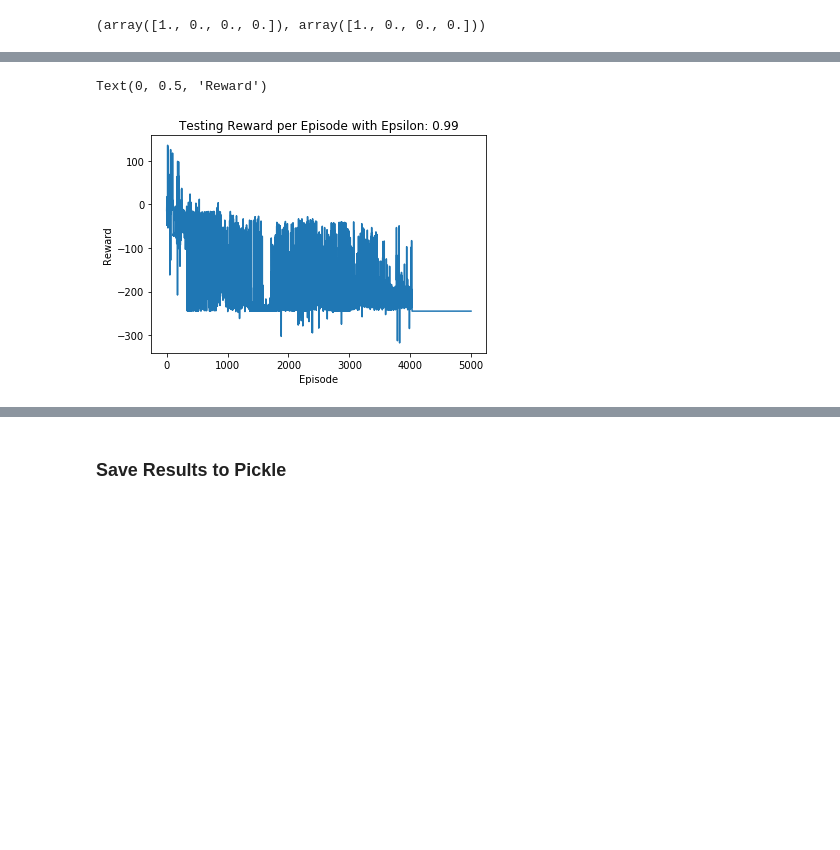
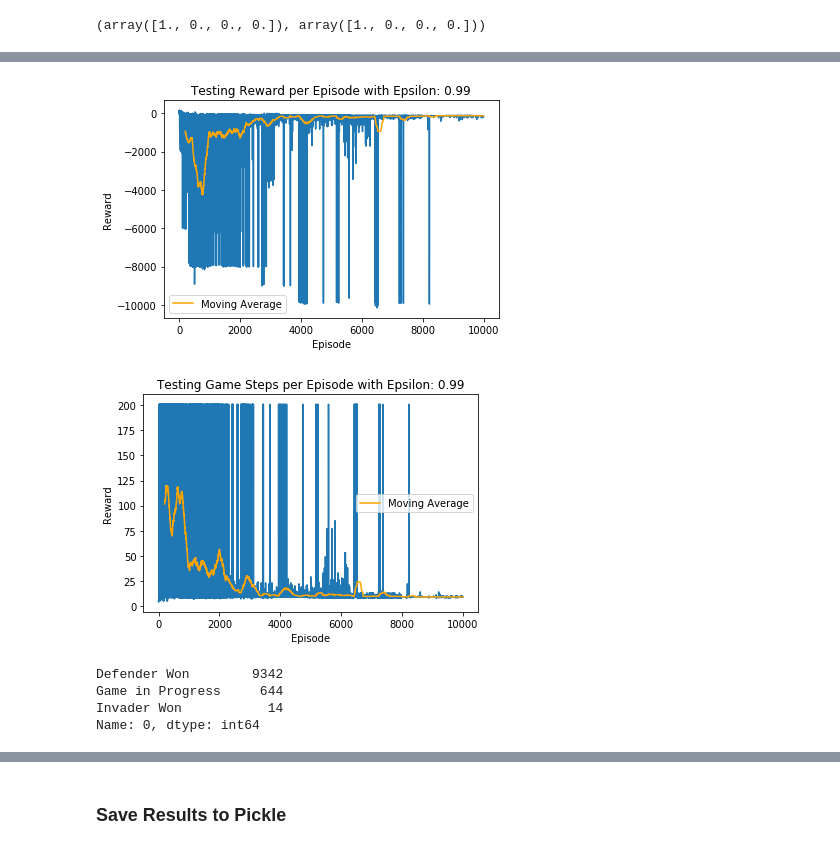
Before and after one commit to aarontan-git/multi_agent_learning, a Jupyter notebook: Notebook/minimaxq.ipynb, the cells around one changed output, grey strips where cells are left out. Drawn from its saved outputs; the diff is of its cells as text; code cells hidden in the pictures; blank space fills up the shorter version.

```diff
--- a/Notebook/minimaxq.ipynb
+++ b/Notebook/minimaxq.ipynb
@@ -515,9 +446,38 @@ plt.plot(cumulated_reward_list)
 plt.title('Testing Reward per Episode with Epsilon: ' + str(epsilon))
 plt.xlabel('Episode')
 plt.ylabel('Reward')
+
+# plot moving average
+reward_frame = pd.DataFrame(cumulated_reward_list)
+rolling_mean = reward_frame.rolling(window=200).mean()
+plt.plot(rolling_mean, label='Moving Average', color='orange')
+plt.legend()
+plt.show()
 # %% [output]
-Text(0, 0.5, 'Reward')
-[figure, old version]
+[figure, new version]
+# %%
+# steps per eipsode
+plt.plot(all_game_steps)
+plt.title('Testing Game Steps per Episode with Epsilon: ' + str(epsilon))
+plt.xlabel('Episode')
+plt.ylabel('Reward')
+
+# plot moving average
+reward_frame = pd.DataFrame(all_game_steps)
+rolling_mean = reward_frame.rolling(window=200).mean()
+plt.plot(rolling_mean, label='Moving Average', color='orange')
+plt.legend()
+plt.show()
+# %% [output]
+[figure, added]
+# %%
+game_status_frame = pd.DataFrame(all_game_status)
+game_status_frame[0].value_counts()
+# %% [output]
+Defender Won        9342
+Game in Progress     644
+Invader Won           14
+Name: 0, dtype: int64
 # %%
 # defender reward
 sum_reward = 0
```
Also changed, not shown: parts of 32 cells of this notebook, 2 other files.
